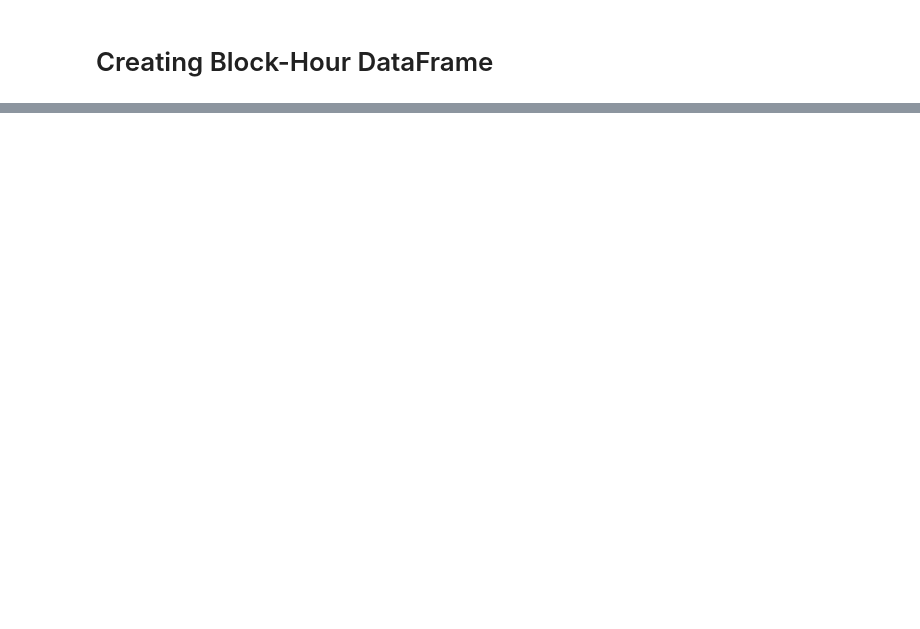
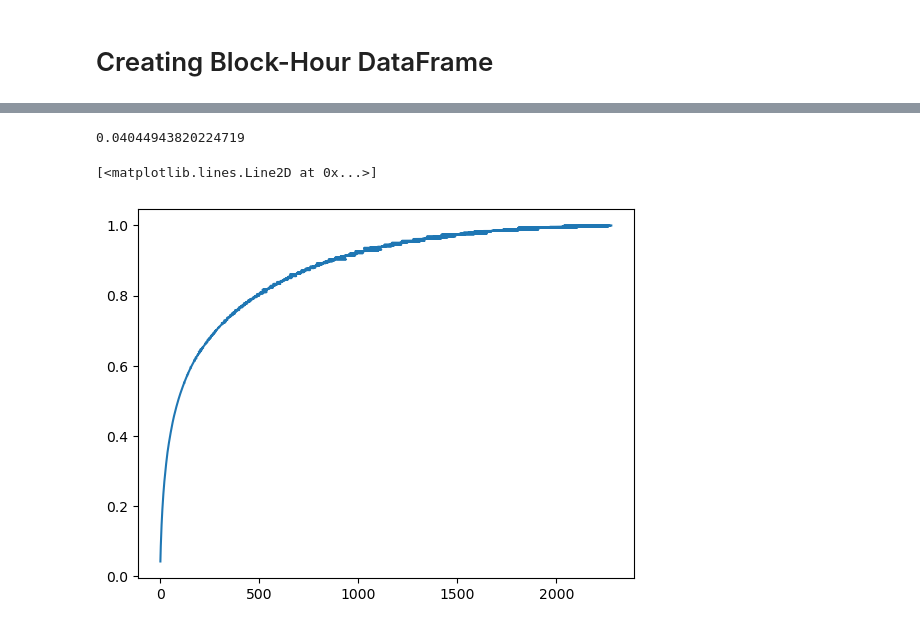
Before and after one commit to SamTheDataGuy/LHL-Final-Project, a Jupyter notebook: Final-Project.ipynb, the cells around one changed output, grey strips where cells are left out. Saved outputs shown, nothing was run; the diff lists cells and outputs as text; code cells hidden in the pictures; blank space fills up the shorter version.

```diff
--- a/Final-Project.ipynb
+++ b/Final-Project.ipynb
@@ -136,0 +455,3 @@ Now we need to make a dataframe where each row is a unique 'block-hour'
+# %%
+df_address = df_address.sort_values('incidentCount',ascending = False)
+df_address['incidentCummSum'] = np.cumsum(df_address['incidentCount'])/df_address['incidentCount'].sum()
@@ -136,0 +474,9 @@ Now we need to make a dataframe where each row is a unique 'block-hour'
+# %%
+90/2225
+# %% [output]
+0.04044943820224719
+# %%
+plt.plot(df_address.index,df_address['incidentCummSum'])
+# %% [output]
+[<matplotlib.lines.Line2D at 0x...>]
+[figure, added]
```
Also changed, not shown: parts of 47 cells of this notebook.
